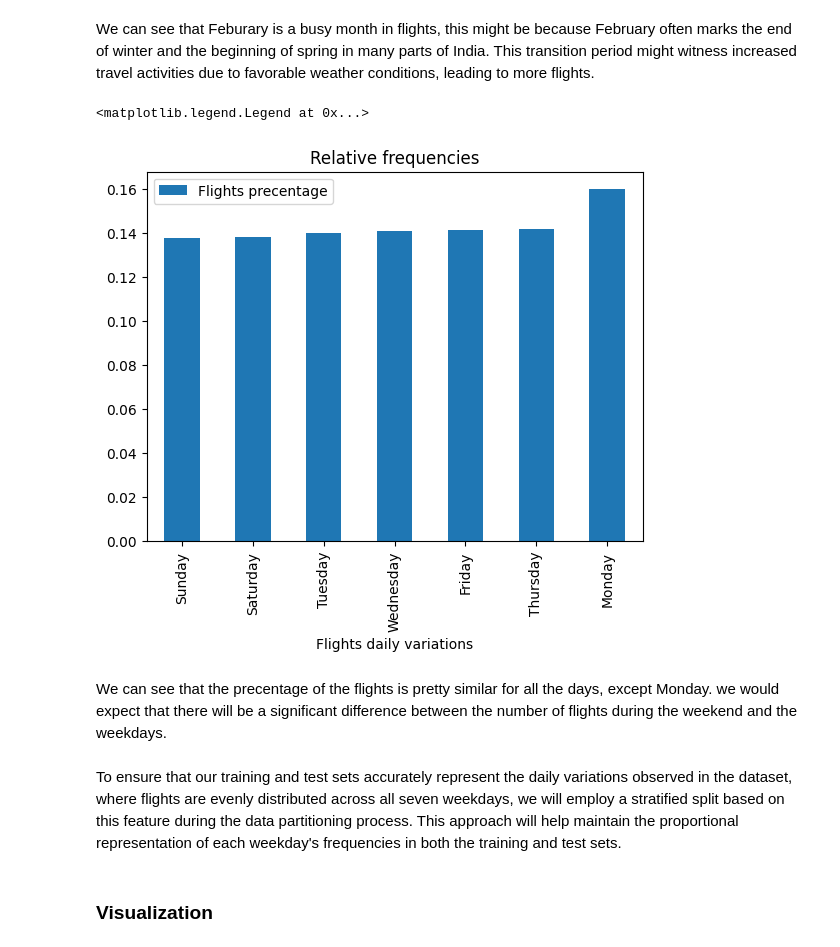
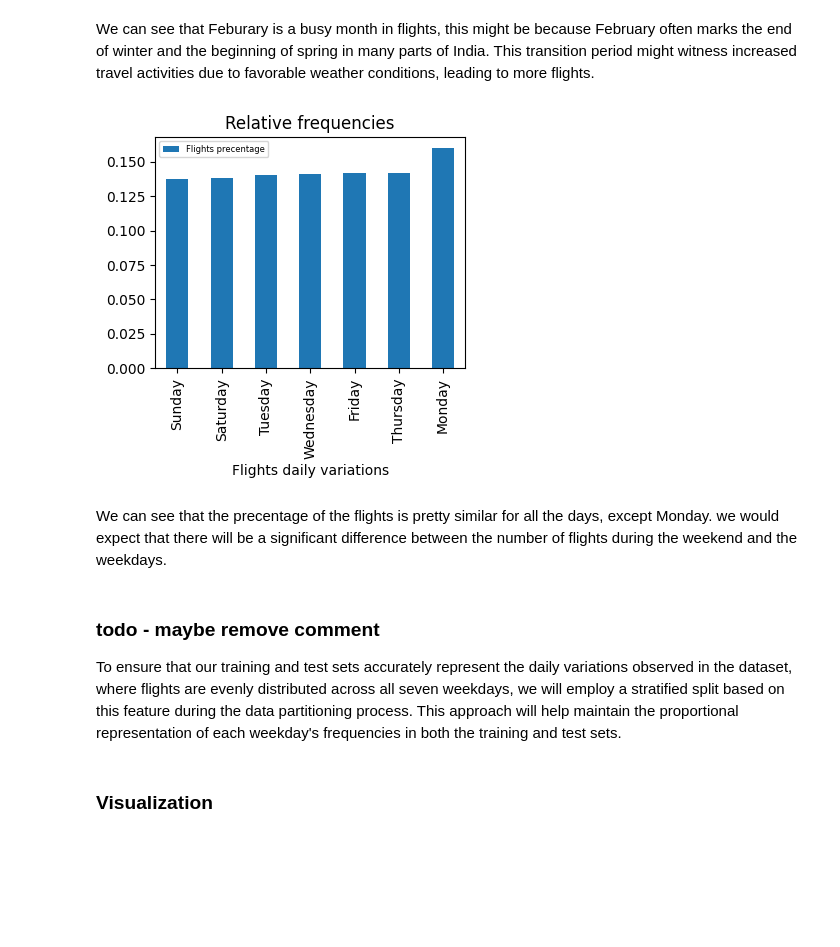
Before and after one commit to NoamGini/Tabular-data-science---Airfare, a Jupyter notebook: Pipeline.ipynb, the cells around one changed output. Cells and saved outputs as stored; diff of their text form; code cells hidden in the pictures; blank space fills up the shorter version.

```diff
--- a/Pipeline.ipynb
+++ b/Pipeline.ipynb
@@ -207,16 +148,18 @@ plt.show()
 # %% [markdown]
 We can see that Feburary is a busy month in flights, this might be because February often marks the end of winter and the beginning of spring in many parts of India. This transition period might witness increased travel activities due to favorable weather conditions, leading to more flights.
 # %%
+plt.figure(figsize=(4, 3))
 dtf.Journey_day.value_counts(normalize = True, ascending = True).plot(kind="bar",
  title = "Relative frequencies",xlabel = "Flights daily variations", label = "Flights precentage")
-plt.legend()
+plt.legend(prop={'size': 6})
+plt.show()
 # %% [output]
-<matplotlib.legend.Legend at 0x...>
-[figure, old version]
+[figure, new version]
 # %% [markdown]
 We can see that the precentage of the flights is pretty similar for all the days, except Monday.
 we would expect that there will be a significant difference between the number of flights during the weekend and the weekdays.
 # %% [markdown]
+### todo - maybe remove comment
 To ensure that our training and test sets accurately represent the daily variations observed in the dataset, where flights are evenly distributed across all seven weekdays, we will employ a stratified split based on this feature during the data partitioning process. This approach will help maintain the proportional representation of each weekday's frequencies in both the training and test sets.
 # %% [markdown]
 ### Visualization
```
Also changed, not shown: parts of 134 cells of this notebook.
